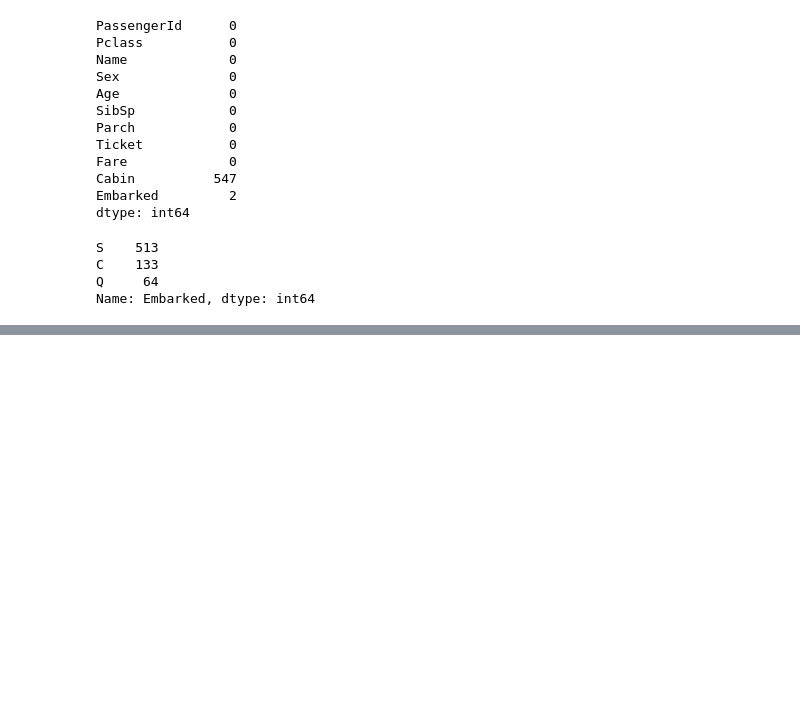
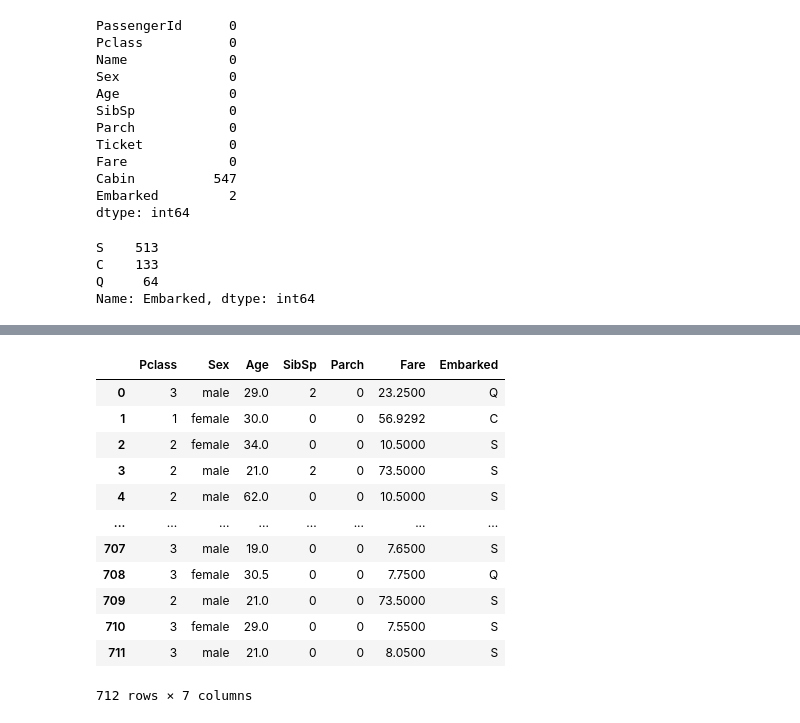
Before and after one commit to ShreeKeshavan/Machine_Learning, a Jupyter notebook: Case_study_1.ipynb, the cells around one changed output, grey strips where cells are left out. Saved outputs shown, nothing was run; the diff lists cells and outputs as text; code cells hidden in the pictures; blank space fills up the shorter version.

```diff
--- a/Case_study_1.ipynb
+++ b/Case_study_1.ipynb
@@ -167,0 +252,16 @@ X_train.Embarked = X_train.Embarked.replace(np.nan,'S') #replaced null with more
+# %%
+X_train
+# %% [output]
+|  | Pclass | Sex | Age | SibSp | Parch | Fare | Embarked |
+| 0 | 3 | male | 29.0 | 2 | 0 | 23.2500 | Q |
+| 1 | 1 | female | 30.0 | 0 | 0 | 56.9292 | C |
+| 2 | 2 | female | 34.0 | 0 | 0 | 10.5000 | S |
+| 3 | 2 | male | 21.0 | 2 | 0 | 73.5000 | S |
+| 4 | 2 | male | 62.0 | 0 | 0 | 10.5000 | S |
+| ... | ... | ... | ... | ... | ... | ... | ... |
+| 707 | 3 | male | 19.0 | 0 | 0 | 7.6500 | S |
+| 708 | 3 | female | 30.5 | 0 | 0 | 7.7500 | Q |
+| 709 | 2 | male | 21.0 | 0 | 0 | 73.5000 | S |
+| 710 | 3 | female | 29.0 | 0 | 0 | 7.5500 | S |
+| 711 | 3 | male | 21.0 | 0 | 0 | 8.0500 | S |
+712 rows × 7 columns
```
Also changed, not shown: parts of 13 cells of this notebook.
